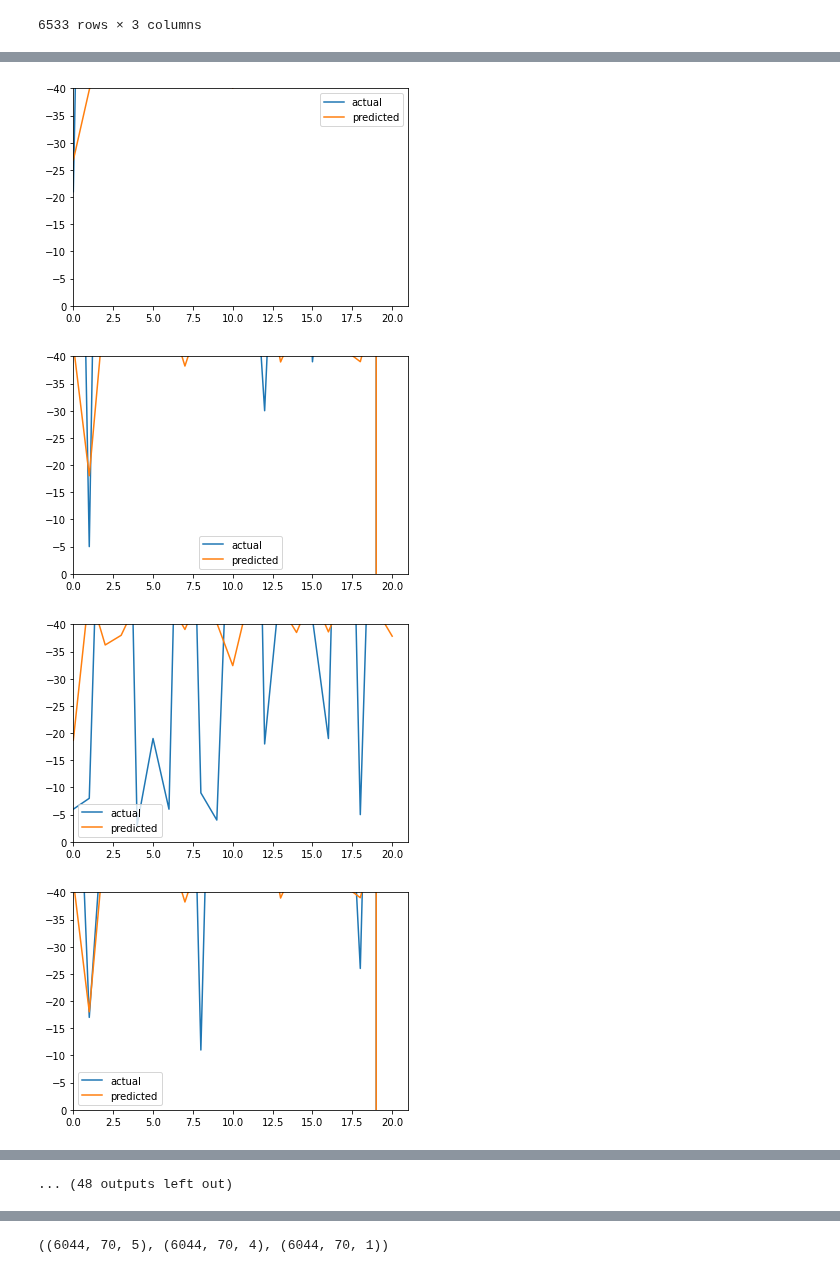
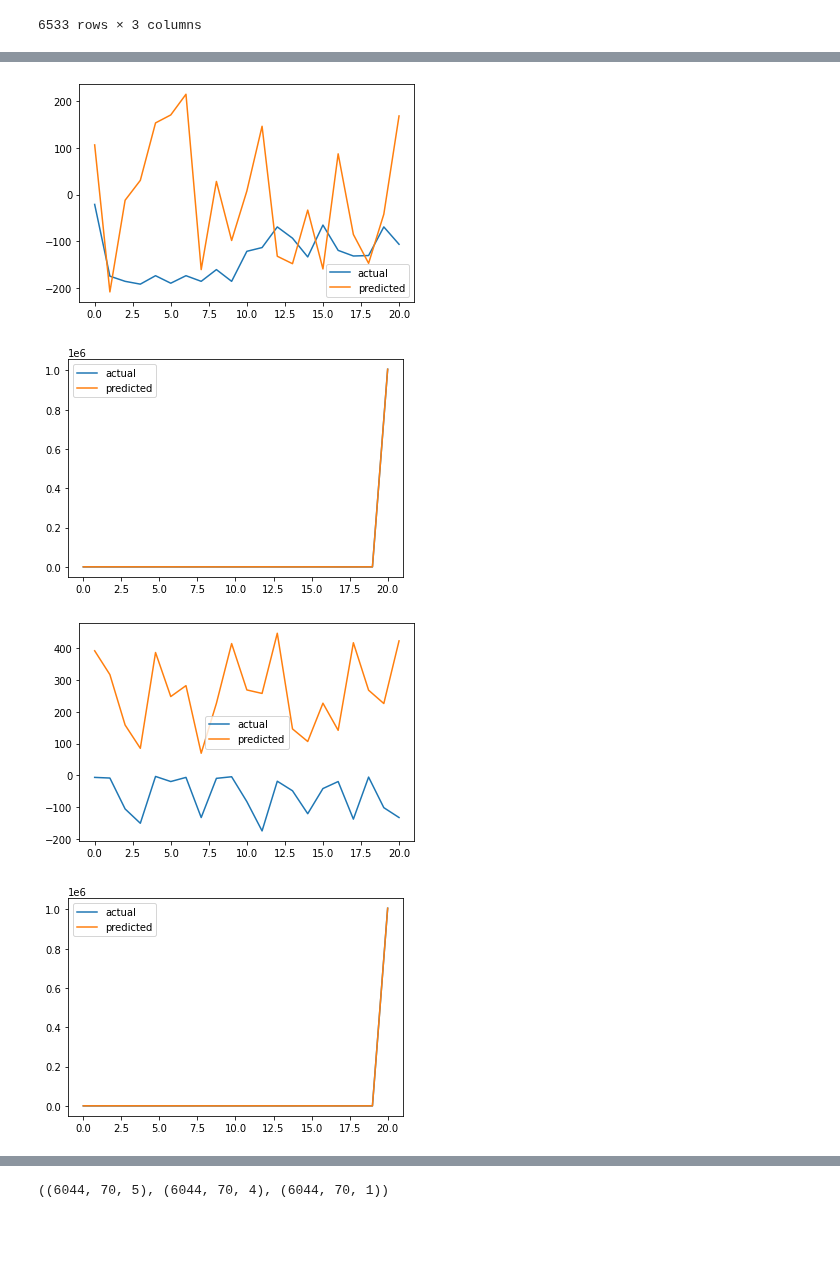
Before and after one commit to Michiel-DK/cycling, a Jupyter notebook: rnn.ipynb, the cells around one changed output, grey strips where cells are left out. Cells and saved outputs as stored; diff of their text form; code cells hidden in the pictures; blank space fills up the shorter version.

```diff
--- a/rnn.ipynb
+++ b/rnn.ipynb
@@ -127,4 +274,5 @@ def get_sequences(maxlen, df, riders):
 # %%
-X_encoder_train, X_decoder_train, y_train = get_sequences(70, merged_df, train)
-X_encoder_test, X_decoder_test, y_test = get_sequences(70, merged_df, test)
+X_encoder_train, X_decoder_train, y_encoder_train, y_decoder_train = get_sequences(100, merged_df, train)
+X_encoder_test, X_decoder_test, y_encoder_test, y_decoder_test = get_sequences(100, merged_df, test)
+X_encoder_predict, X_decoder_predict, y_encoder_predict, y_decoder_predict = get_sequences(100, merged_df_predict, riders_predict)
 # %% [output]
@@ -147,0 +460,12 @@ nairo-quintana 2015 (70, 6) (70, 5) (70, 1)
+# %%
+# build the model
+encoder_features = Input(shape=X_encoder_train.shape[1:])
+decoder_features = Input(shape=X_decoder_train.shape[1:])
+encoder_outputs = encoder_2(encoder_features)
+decoder_outputs = decoder_2(decoder_features, encoder_outputs)
+
+#encoder_outputs = encoder_3(encoder_features)
+
+
+
+model = Model([encoder_features, decoder_features], [encoder_outputs, decoder_outputs])
@@ -148,17 +499,20 @@ nairo-quintana 2015 (70, 6) (70, 5) (70, 1)
 # %%
-# define the encoder and decoder
+# define the encoder and decoder -> clean
 def encoder(encoder_features):
     y = Masking(mask_value = -1000.)(encoder_features)
-    y = LSTM(units=100, return_sequences=True, activation='tanh')(y)
-    y = GRU(units=50, return_sequences=True, activation='tanh')(y)
-    y = TimeDistributed(Dense(units=1))(y)
+    #each LSTM unit returning a sequence of 6 outputs, one for each time step in the input data
+    y = LSTM(units=6, return_sequences=True, activation='tanh')(y)
+    #y = LSTM(units=3, return_sequences=True, activation='tanh')(y)
+    #output one time step from the sequence for each time step in the input but process 5 outputs of the input sequence at a time
+    y = TimeDistributed(Dense(units=6, activation='tanh'))(y)
     return y
 
 def decoder(decoder_features, encoder_outputs):
     x = Concatenate(axis=-1)([decoder_features, encoder_outputs])
+    print(x)
     # x = Add()([decoder_features, encoder_outputs])
     x = Masking(mask_value = -1000.)(x)
-    y = TimeDistributed(Dense(units=100, activation='relu'))(x)
-    y = TimeDistributed(Dense(units=1))(y)
+    #y = TimeDistributed(Dense(units=6, activation='relu'))(x)
+    y = TimeDistributed(Dense(units=1, activation='linear'))(x)
     return y
 # %%
@@ -172,9 +528,9 @@ model = Model([encoder_features, decoder_features], decoder_outputs)
 # train the model
 metric = RootMeanSquaredError()
 
-model.compile(optimizer=RMSprop(learning_rate=0.001), loss='mae', metrics=[metric])
+model.compile(optimizer=Adam(learning_rate=0.0001), loss='mae', metrics=[metric])
 
 es = EarlyStopping(monitor='val_loss', verbose=1, patience=8, restore_best_weights=True)
 
-model.fit([X_encoder_train, X_decoder_train], y_train, epochs=100, batch_size=128, callbacks=[es], validation_split=0.3, verbose=1)
+model.fit([X_encoder_train, X_decoder_train], y_train, epochs=10000, batch_size=128, callbacks=[es], validation_split=0.3, verbose=1)
 # %% [output]
@@ -204,15 +597,15 @@ model.evaluate([X_encoder_test, X_decoder_test], y_test)
 # %%
 # extract the last predicted sequence
-for seq in range(20,100):
+for seq in range(20,30):
 
-    y_true = minmax_target.inverse_transform(y_test[seq, :][-21:])*-1
-    y_pred = minmax_target.inverse_transform(model.predict([X_encoder_test, X_decoder_test])[seq, :][-21:])*-1
+    y_true = y_train_mm.inverse_transform(y_test[seq, :][-21:])*-1
+    y_pred = y_train_mm.inverse_transform(model.predict([X_encoder_test, X_decoder_test])[seq, :][-21:])*-1
 
     # plot the last predicted sequence
     #plt.title(list(test_name)[seq])
     plt.plot(y_true.flatten(), label='actual')
     plt.plot(y_pred.flatten(), label='predicted')
-    plt.axis([0, 21, 0, -40])
+    #plt.axis([0, 21, 0, -40])
     plt.legend()
     plt.show()
 # %% [output]
@@ -221,4 +614,4 @@ for seq in range(20,100):
-[figure, old version]
+[figure, new version]
-[figure, old version]
+[figure, new version]
-[figure, old version]
+[figure, new version]
-[figure, old version]
+[figure, new version]
@@ -231 +621,0 @@ for seq in range(20,100):
-... (48 outputs left out)
```
Also changed, not shown: parts of 37 cells of this notebook, 3 other files.
